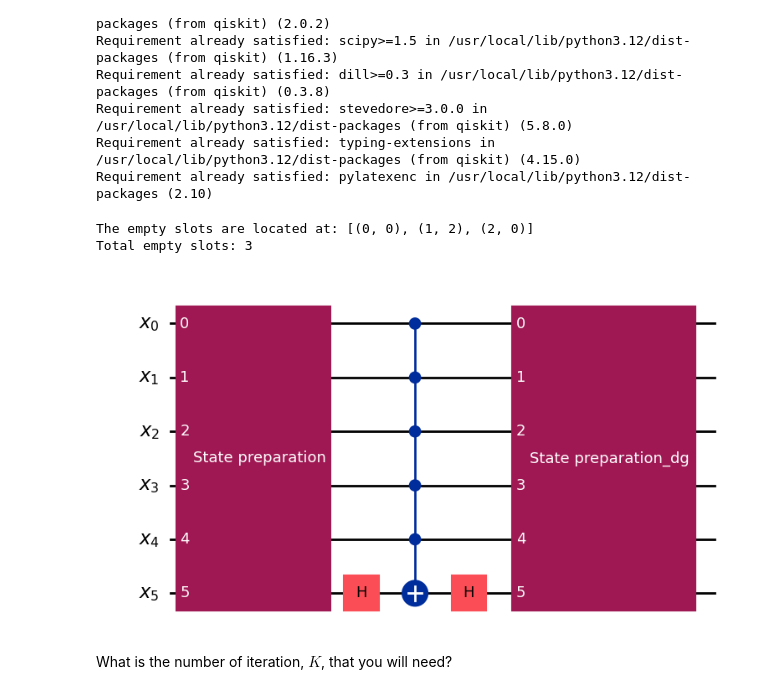
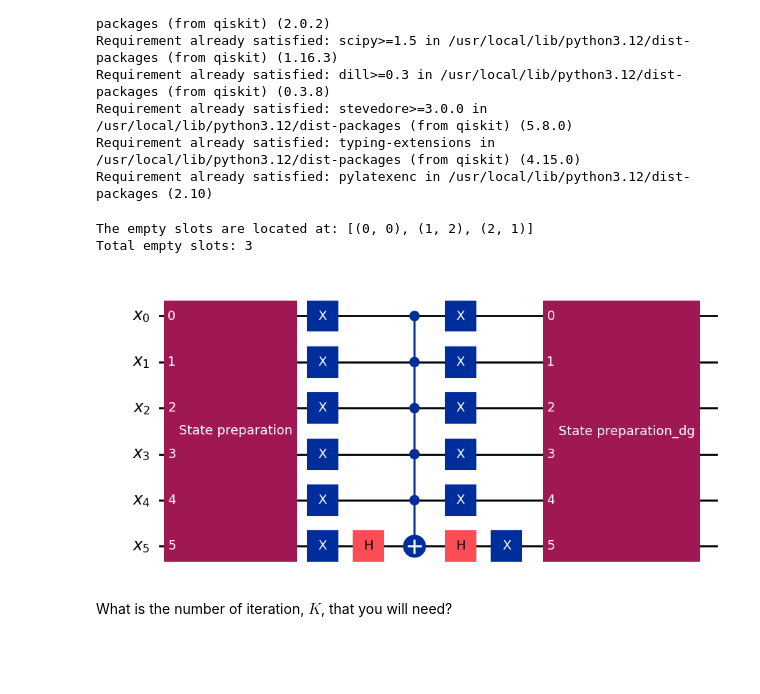
Before and after one commit to CatCan55/SudokuGrover, a Jupyter notebook: Sudoku_solver_with_Grover.ipynb, the cells around one changed output. Drawn from its saved outputs; the diff is of its cells as text; code cells hidden in the pictures; blank space fills up the shorter version.

```diff
--- a/Sudoku_solver_with_Grover.ipynb
+++ b/Sudoku_solver_with_Grover.ipynb
@@ -30,7 +30,7 @@ Requirement already satisfied: pylatexenc in /usr/local/lib/python3.12/dist-pack
 puzzle = [
         [0, 2, 3, 4],
         [3, 4, 0, 2],
-        [0, 3, 4, 1],
+        [2, 0, 4, 1],
         [4, 1, 2, 3],
     ]
 
@@ -68,7 +68,7 @@ for coordinate in empty_slots:
     # Advance the counter so the next cell gets fresh wires
     current_wire += 2
 # %% [output]
-The empty slots are located at: [(0, 0), (1, 2), (2, 0)]
+The empty slots are located at: [(0, 0), (1, 2), (2, 1)]
 Total empty slots: 3
 # %%
 quantum_register = QuantumRegister(size=2*emp, name="x")
@@ -214,30 +212,20 @@ marker_circuit.compose(Prep.inverse(), inplace=True)
 # %%
 
 diffuser_circuit = QuantumCircuit(quantum_register, name="diffuser")
 
-### write the rest of the code below
-
 diffuser_circuit.compose(Prep, inplace=True)
-
-# =============================================================
-# Multi-Controlled Z (The Phase Flip)
-# =============================================================
-# We use the last qubit as the target, and all preceding qubits as controls.
-
-target_qubit = quantum_register[-1]
-control_qubits = quantum_register[:-1]
-
-diffuser_circuit.h(target_qubit)
-diffuser_circuit.mcx(control_qubits, target_qubit)
-diffuser_circuit.h(target_qubit)
-
+diffuser_circuit.x(quantum_register)                     # <-- add
+diffuser_circuit.h(quantum_register[-1])
+diffuser_circuit.mcx(quantum_register[:-1], quantum_register[-1])
+diffuser_circuit.h(quantum_register[-1])
+diffuser_circuit.x(quantum_register)                     # <-- add
 diffuser_circuit.compose(Prep.inverse(), inplace=True)
 
 ###
 
 diffuser_circuit.draw(output="mpl")
 # %% [output]
-[figure, old version]
+[figure, new version]
 # %%
 U = marker_circuit.to_gate()
 D = diffuser_circuit.to_gate()
```
Also changed, not shown: parts of 7 cells of this notebook.
